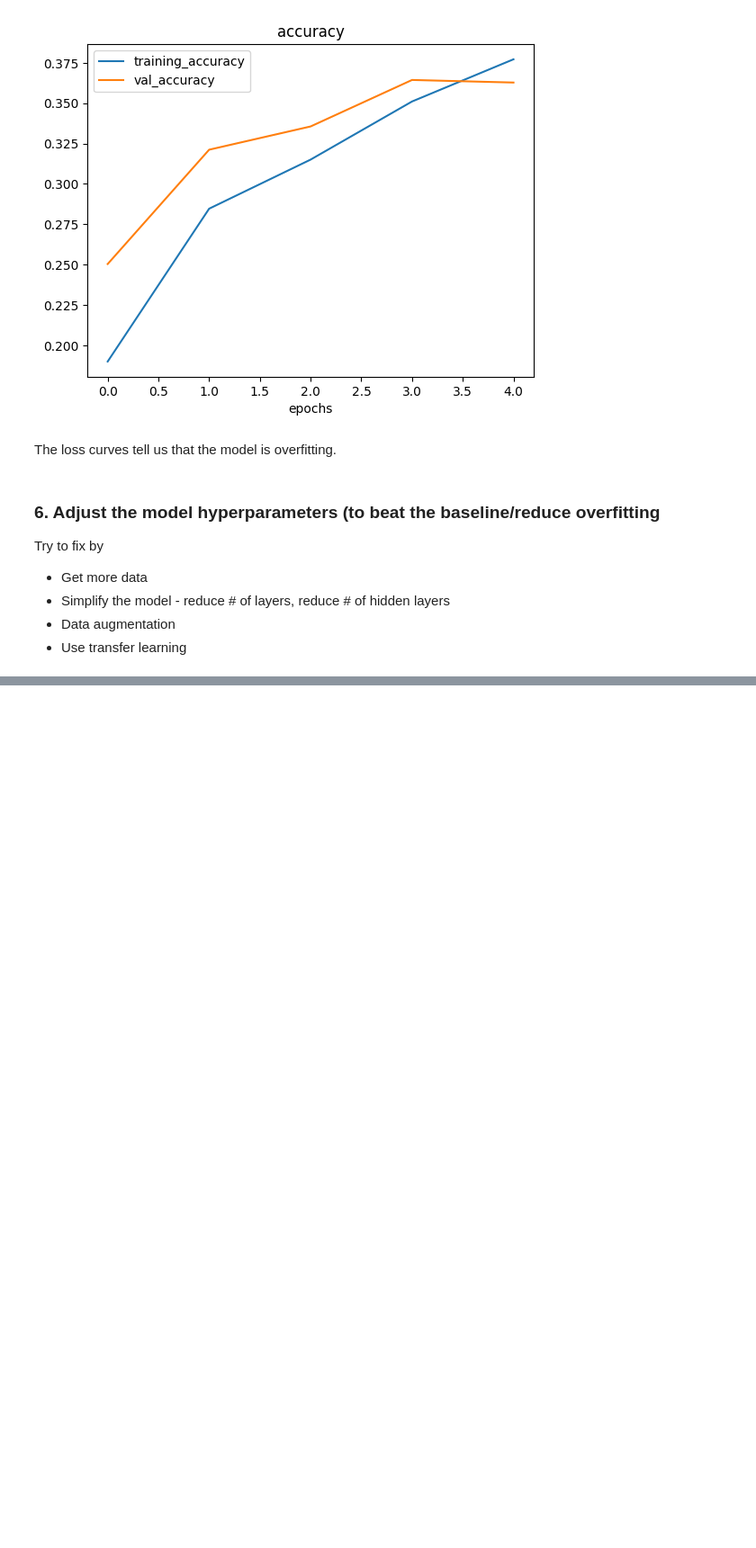
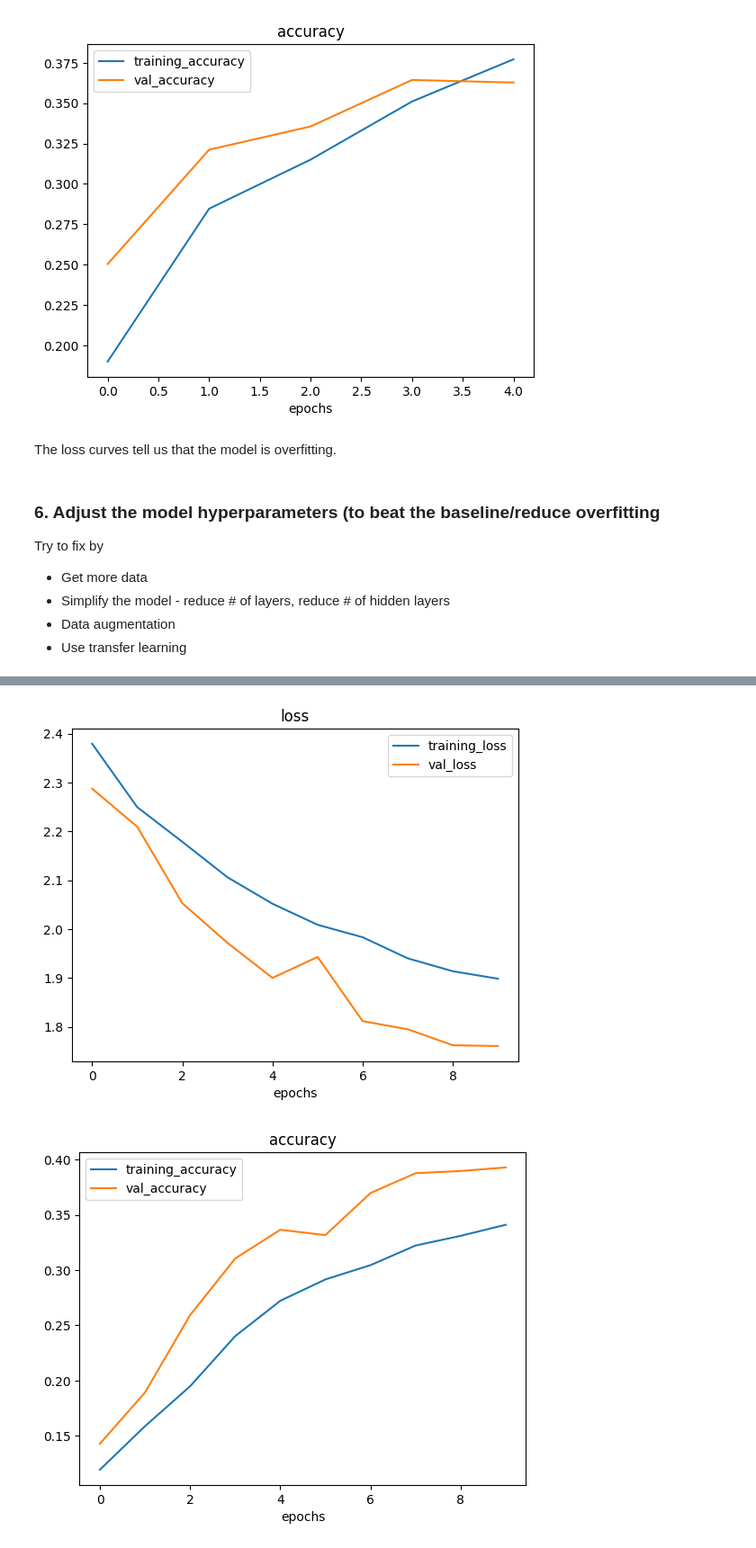
Before and after one commit to dcolbourne/Colab, a Jupyter notebook: ComputerVisionandCNN2.ipynb, the cells around one changed output, grey strips where cells are left out. Shown at 90% size. Cells and saved outputs as stored; diff of their text form; code cells hidden in the pictures; blank space fills up the shorter version.

```diff
--- a/ComputerVisionandCNN2.ipynb
+++ b/ComputerVisionandCNN2.ipynb
@@ -176,8 +176,8 @@ train_datagen_augmented = ImageDataGenerator(rescale=1/255.,
                                              rotation_range=0.2, # rotate the image slightly between 0 and 20 degrees (note: this is an int not a float)
                                              shear_range=0.2, # shear the image
                                              zoom_range=0.2, # zoom into the image
-                                             #width_shift_range=0.2, # shift the image width ways
-                                             #height_shift_range=0.2, # shift the image height ways
+                                             width_shift_range=0.2, # shift the image width ways
+                                             height_shift_range=0.2, # shift the image height ways
                                              horizontal_flip=True) # flip the image on the horizontal axis
 
 # Create ImageDataGenerator training instance without data augmentation
@@ -366,5 +366,5 @@ model_9.compile(loss="categorical_crossentropy",
 # Fit the model
 
 history_9 = model_9.fit(train_data_augmented,
-                        epochs=5,
+                        epochs=10,
                         validation_data = test_data)
@@ -370,0 +392,5 @@ history_9 = model_9.fit(train_data_augmented,
+# %%
+plot_loss_curves(history_9)
+# %% [output]
+[figure, added]
+[figure, added]
```
Also changed, not shown: parts of 13 cells of this notebook.
